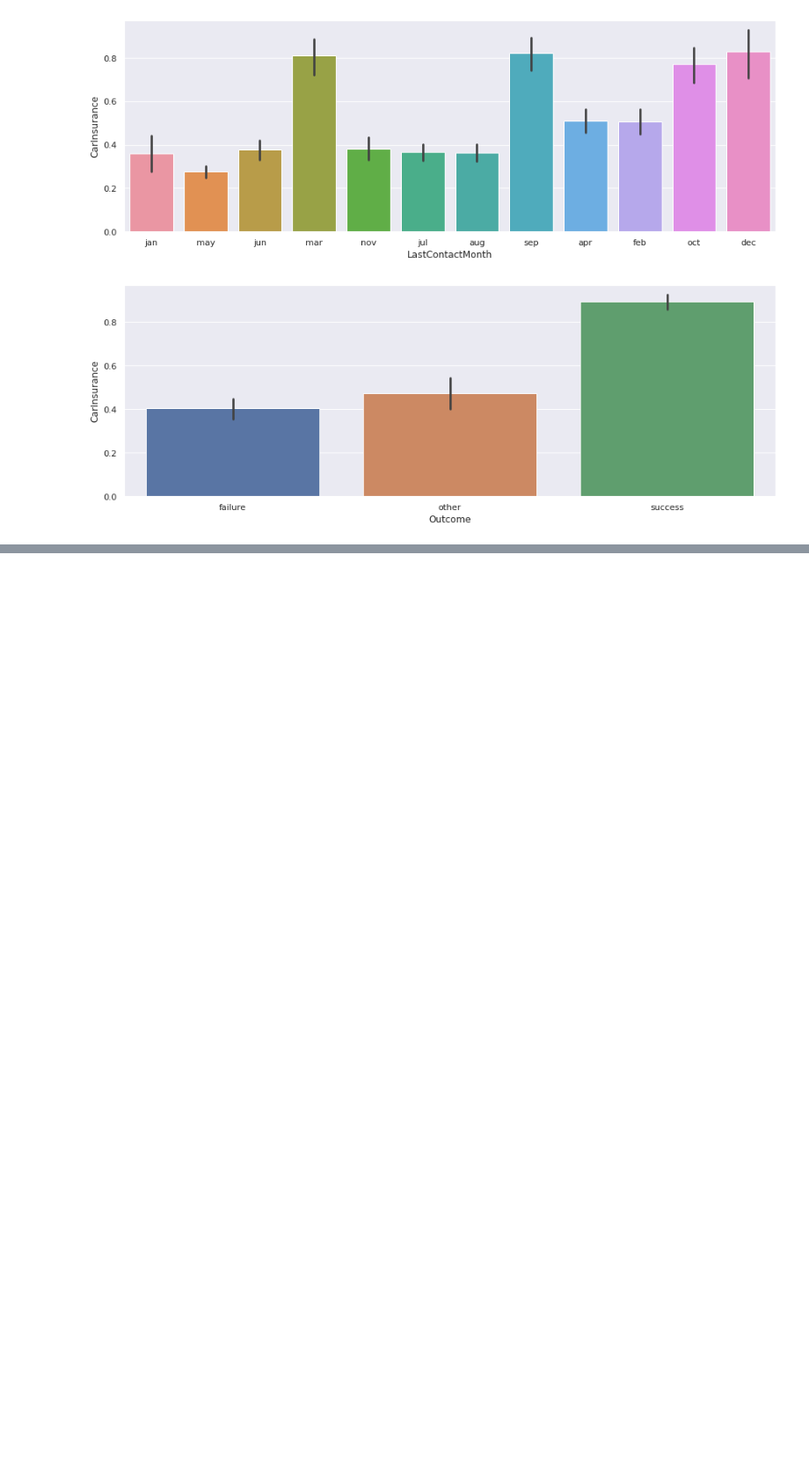
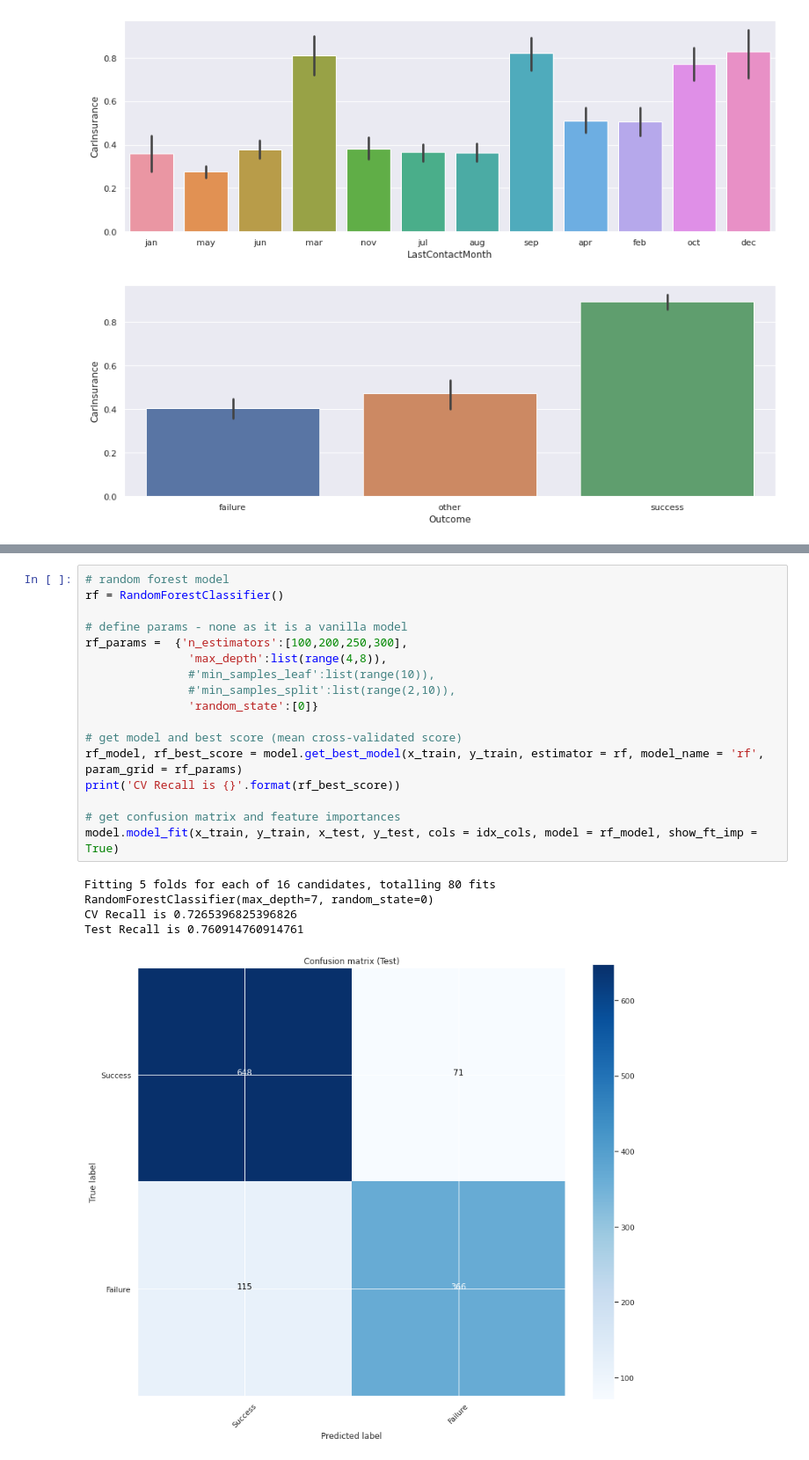
Before and after one commit to dcleere/car_insurance_campaign, a Jupyter notebook: exploratory/cold_call_classifier.ipynb, the cells around one changed output, grey strips where cells are left out. Shown at 88% size. Cells and saved outputs as stored; diff of their text form; blank space fills up the shorter version.

```diff
--- a/exploratory/cold_call_classifier.ipynb
+++ b/exploratory/cold_call_classifier.ipynb
@@ -285,0 +405,23 @@ Below is a summary of findings and actions from EDA
+# %%
+# random forest model
+rf = RandomForestClassifier()
+
+# define params - none as it is a vanilla model
+rf_params =  {'n_estimators':[100,200,250,300],
+               'max_depth':list(range(4,8)),
+               #'min_samples_leaf':list(range(10)),
+               #'min_samples_split':list(range(2,10)),
+               'random_state':[0]}
+
+# get model and best score (mean cross-validated score)
+rf_model, rf_best_score = model.get_best_model(x_train, y_train, estimator = rf, model_name = 'rf', param_grid = rf_params)
+print('CV Recall is {}'.format(rf_best_score))
+
+# get confusion matrix and feature importances
+model.model_fit(x_train, y_train, x_test, y_test, cols = idx_cols, model = rf_model, show_ft_imp = True)
+# %% [output]
+Fitting 5 folds for each of 16 candidates, totalling 80 fits
+RandomForestClassifier(max_depth=7, random_state=0)
+CV Recall is 0.7265396825396826
+Test Recall is 0.760914760914761
+[figure, added]
```
Also changed, not shown: parts of 42 cells of this notebook, 4 other files.
